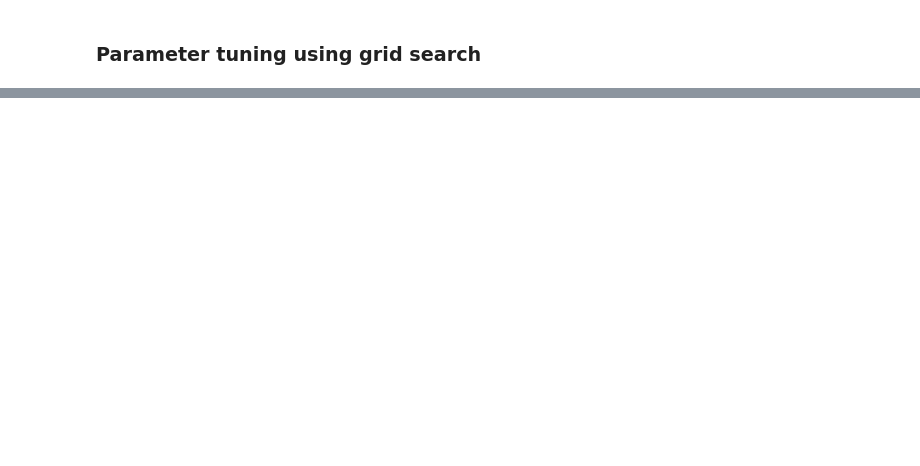
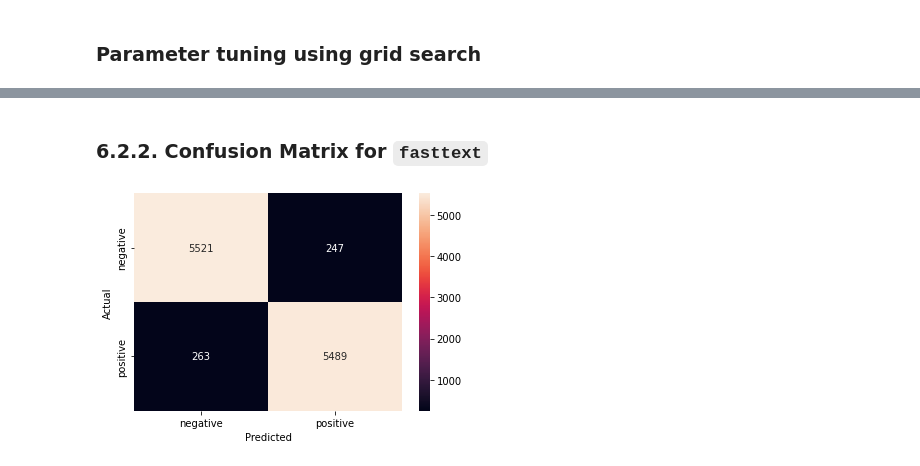
Before and after one commit to fayssalElAnsari/tatia-project, a Jupyter notebook: kaggle_notebook.ipynb, the cells around one changed output, grey strips where cells are left out. Saved outputs shown, nothing was run; the diff lists cells and outputs as text; code cells hidden in the pictures; blank space fills up the shorter version.

```diff
--- a/kaggle_notebook.ipynb
+++ b/kaggle_notebook.ipynb
@@ -610,0 +760,12 @@ sia = SentimentIntensityAnalyzer()
+# %%
+y_pred = [classifier.predict(x)[0][0] for x in testing_data["text"]]
+y_true = testing_data["sentiment"]
+
+for i in range(len(y_pred)):
+    if y_pred[i] == '__label__pos':
+        y_pred[i] = 'pos'
+    else:
+        y_pred[i] = 'neg'
+
+print('\nClassification report:')
+print(classification_report(y_true, y_pred))
@@ -610,0 +782,15 @@ sia = SentimentIntensityAnalyzer()
+# %% [markdown]
+### 6.2.2. Confusion Matrix for `fasttext`
+# %%
+from sklearn.metrics import confusion_matrix
+import matplotlib.pyplot as plt
+
+
+conf_mat = confusion_matrix(y_true, y_pred)
+sns.heatmap(conf_mat, annot=True, fmt='d',
+            xticklabels=['negative', 'positive'], yticklabels=['negative', 'positive'])
+plt.ylabel('Actual')
+plt.xlabel('Predicted')
+plt.show()
+# %% [output]
+[figure, added]
```
Also changed, not shown: parts of 59 cells of this notebook.
